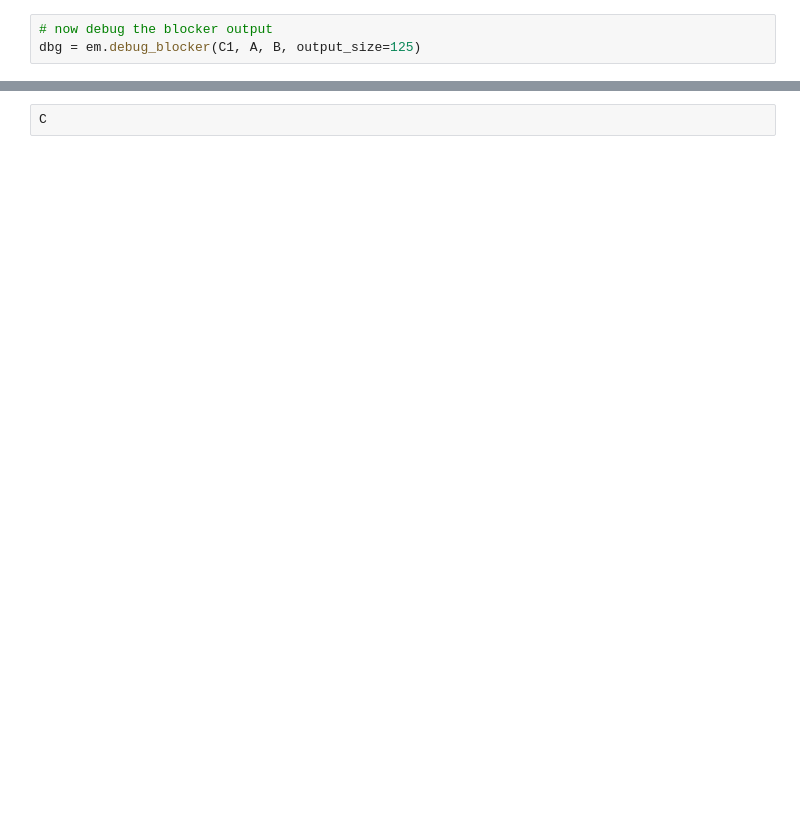
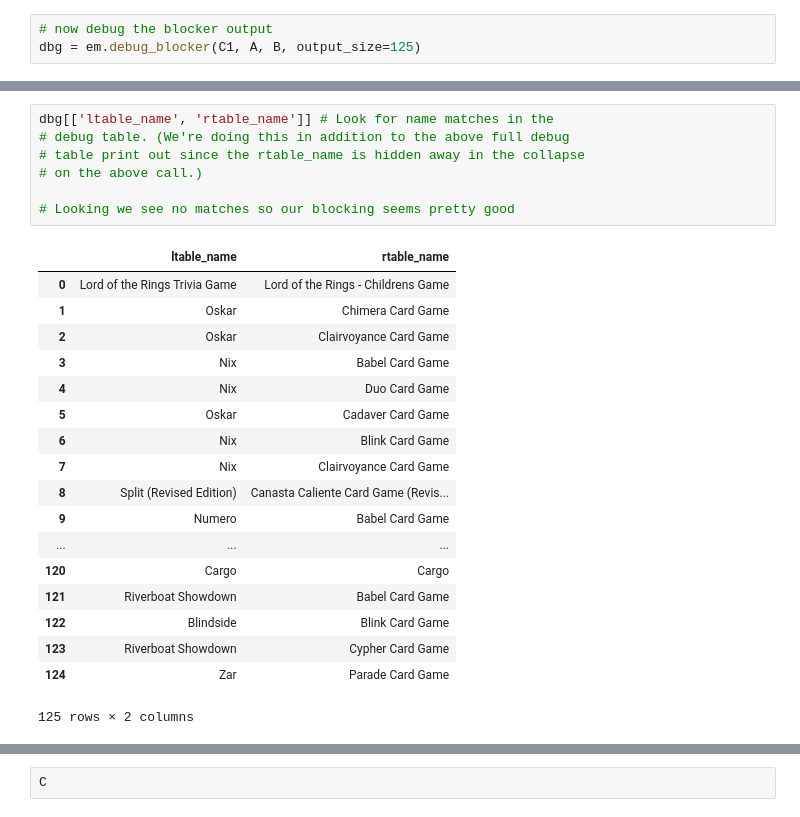
Before and after one commit to malnoxon/board-game-data-science, a Jupyter notebook: pt3/Untitled.ipynb, the cells around one changed output, grey strips where cells are left out. Cells and saved outputs as stored; diff of their text form; blank space fills up the shorter version.

```diff
--- a/pt3/Untitled.ipynb
+++ b/pt3/Untitled.ipynb
@@ -167 +164,27 @@ Name: rtable_name, dtype: object
+# %%
+dbg[['ltable_name', 'rtable_name']] # Look for name matches in the
+# debug table. (We're doing this in addition to the above full debug
+# table print out since the rtable_name is hidden away in the collapse
+# on the above call.)
+
+# Looking we see no matches so our blocking seems pretty good
+# %% [output]
+|  | ltable_name | rtable_name |
+| 0 | Lord of the Rings Trivia Game | Lord of the Rings - Childrens Game |
+| 1 | Oskar | Chimera Card Game |
+| 2 | Oskar | Clairvoyance Card Game |
+| 3 | Nix | Babel Card Game |
+| 4 | Nix | Duo Card Game |
+| 5 | Oskar | Cadaver Card Game |
+| 6 | Nix | Blink Card Game |
+| 7 | Nix | Clairvoyance Card Game |
+| 8 | Split (Revised Edition) | Canasta Caliente Card Game (Revis... |
+| 9 | Numero | Babel Card Game |
+| ... | ... | ... |
+| 120 | Cargo | Cargo |
+| 121 | Riverboat Showdown | Babel Card Game |
+| 122 | Blindside | Blink Card Game |
+| 123 | Riverboat Showdown | Cypher Card Game |
+| 124 | Zar | Parade Card Game |
+125 rows × 2 columns
 # %%
```
Also changed, not shown: parts of 15 cells of this notebook, 3 other files.
